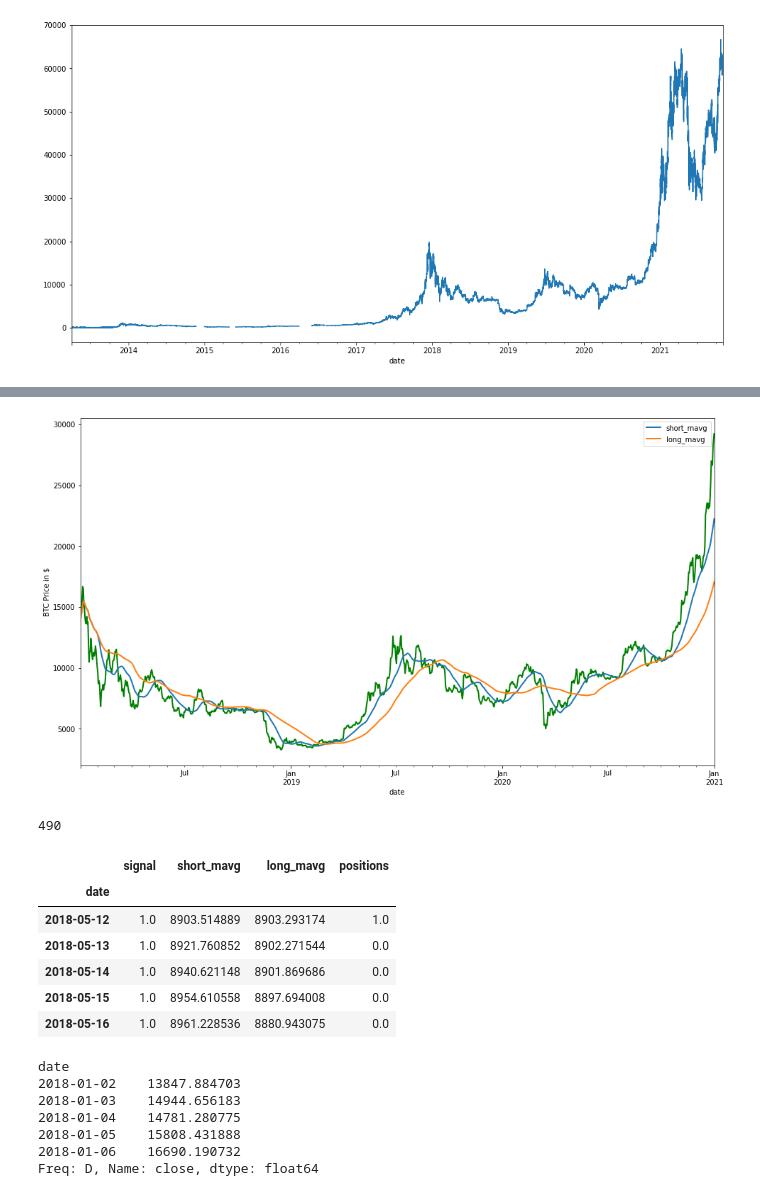
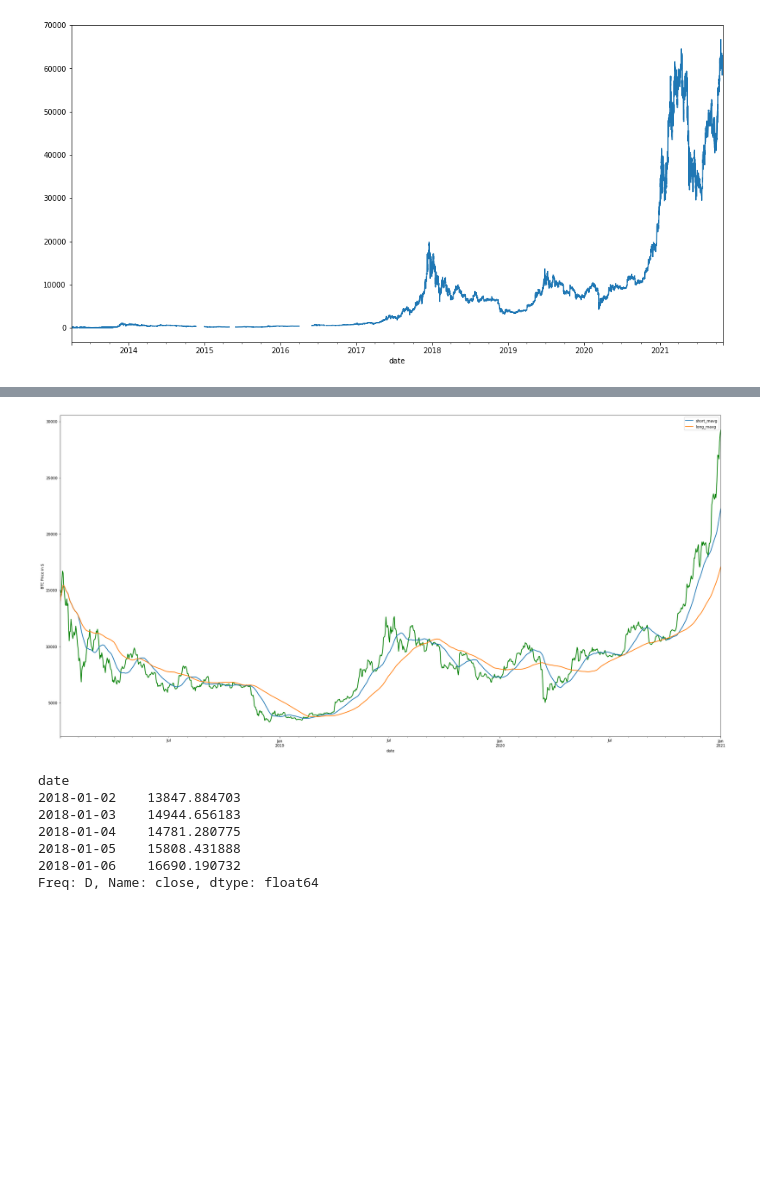
Before and after one commit to ayoubbensakhria/finance_algo, a Jupyter notebook: MA_and_Momentum_Model.ipynb, the cells around one changed output, grey strips where cells are left out. Drawn from its saved outputs; the diff is of its cells as text; code cells hidden in the pictures; blank space fills up the shorter version.

```diff
--- a/MA_and_Momentum_Model.ipynb
+++ b/MA_and_Momentum_Model.ipynb
@@ -93,60 +132,30 @@ ddf = ddf.loc[mask]
 # %%
-## Initialize the short and long windows
-short_window = 30
-long_window = 90
-
-# Initialize signals
-signals = pd.DataFrame(index=ddf.index)
-signals['signal'] = 0.0
-
-# Create short simple moving average over the short window
-signals['short_mavg'] = ddf['close'].rolling(window=short_window, min_periods=1, center=False).mean()
-
-# Create long simple moving average over the long window
-signals['long_mavg'] = ddf['close'].rolling(window=long_window, min_periods=1, center=False).mean()
-
-# Create signals
-signals['signal'][short_window:] = np.where(signals['short_mavg'][short_window:]
-                                            > signals['long_mavg'][short_window:], 1.0, 0.0)
-# Generate trading orders
-signals['positions'] = signals['signal'].diff()
-
-## Initialize the plot figure
-fig = plt.figure(figsize=(16,9))
+# Initialize the plot figure
+fig = plt.figure(figsize=(32,16))
 
 ## Add a subplot and label for y-axis
 ax1 = fig.add_subplot(111,ylabel='BTC Price in $')
 
 ## Plot the closing price
 ddf['close'].plot(ax=ax1, color='g', lw=2.)
 
-## Plot the short and long moving averages
-signals[['short_mavg','long_mavg']].plot(ax=ax1, lw=2.)
+# Plot the short and long moving averages
+signals[['short_mavg', 'long_mavg']].plot(ax=ax1, lw=2.)
 
 # Plot the buy signals
 ax1.plot(signals.loc[signals.positions == 1.0].index,
          signals.short_mavg[signals.positions == 1.0],
-         '^', markersize=10, color='m')
+         '^', markersize=15, color='b')
 
 # Plot the sell signals
 ax1.plot(signals.loc[signals.positions == -1.0].index,
          signals.short_mavg[signals.positions == -1.0],
-         'v', markersize=10, color='k')
+         'v', markersize=15, color='k')
 
 # Show the plot
 plt.show()
-print(len(signals.loc[signals.signal>0]))
-signals.loc[signals.signal>0].head()
 # %% [output]
-[figure, old version]
+[figure, new version]
-490
-|  | signal | short_mavg | long_mavg | positions |
-| date |  |  |  |  |
-| 2018-05-12 | 1.0 | 8903.514889 | 8903.293174 | 1.0 |
-| 2018-05-13 | 1.0 | 8921.760852 | 8902.271544 | 0.0 |
-| 2018-05-14 | 1.0 | 8940.621148 | 8901.869686 | 0.0 |
-| 2018-05-15 | 1.0 | 8954.610558 | 8897.694008 | 0.0 |
-| 2018-05-16 | 1.0 | 8961.228536 | 8880.943075 | 0.0 |
 # %%
 ddf['close'].head()
 # %% [output]
```
Also changed, not shown: parts of 4 cells of this notebook.
